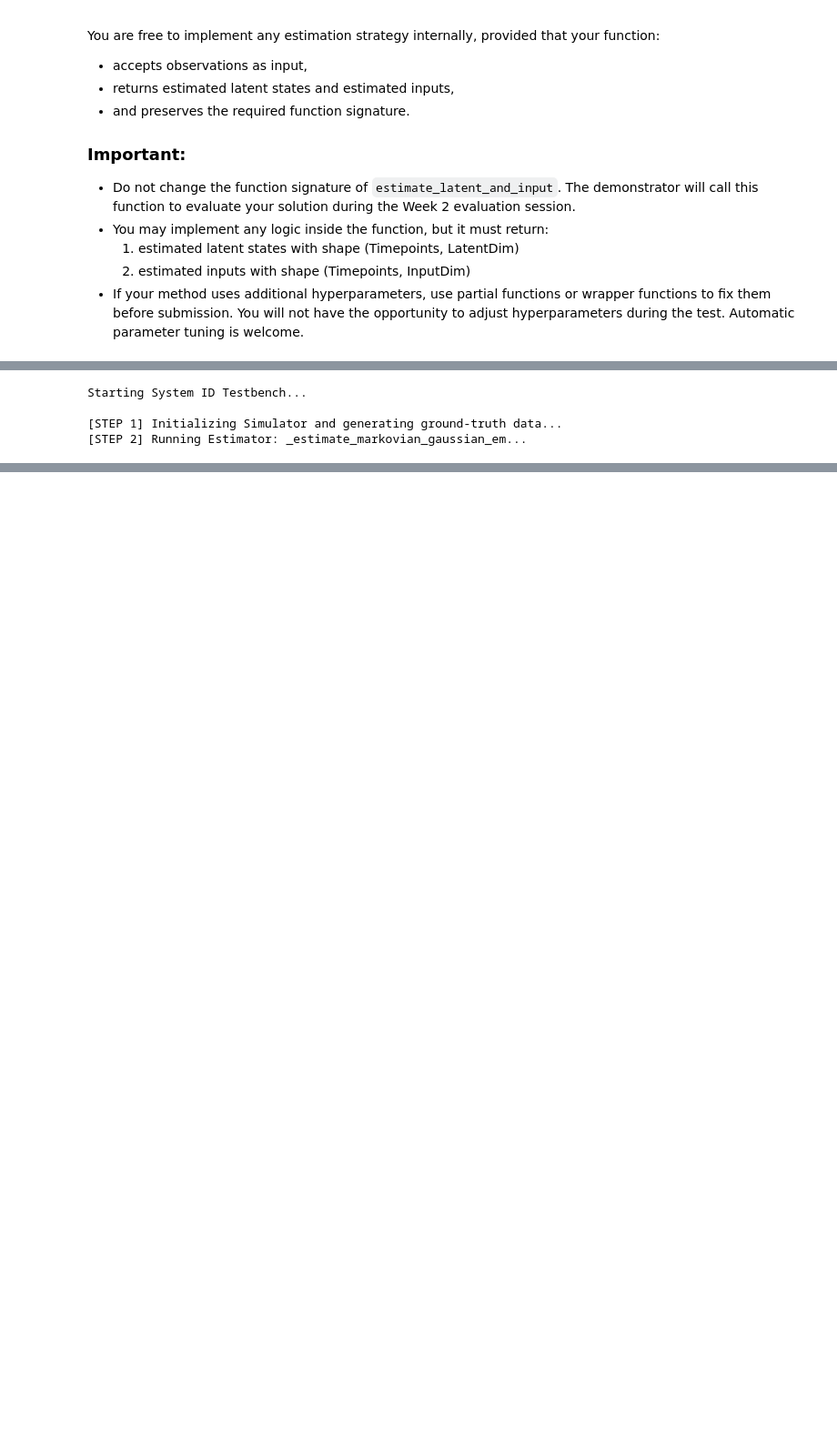
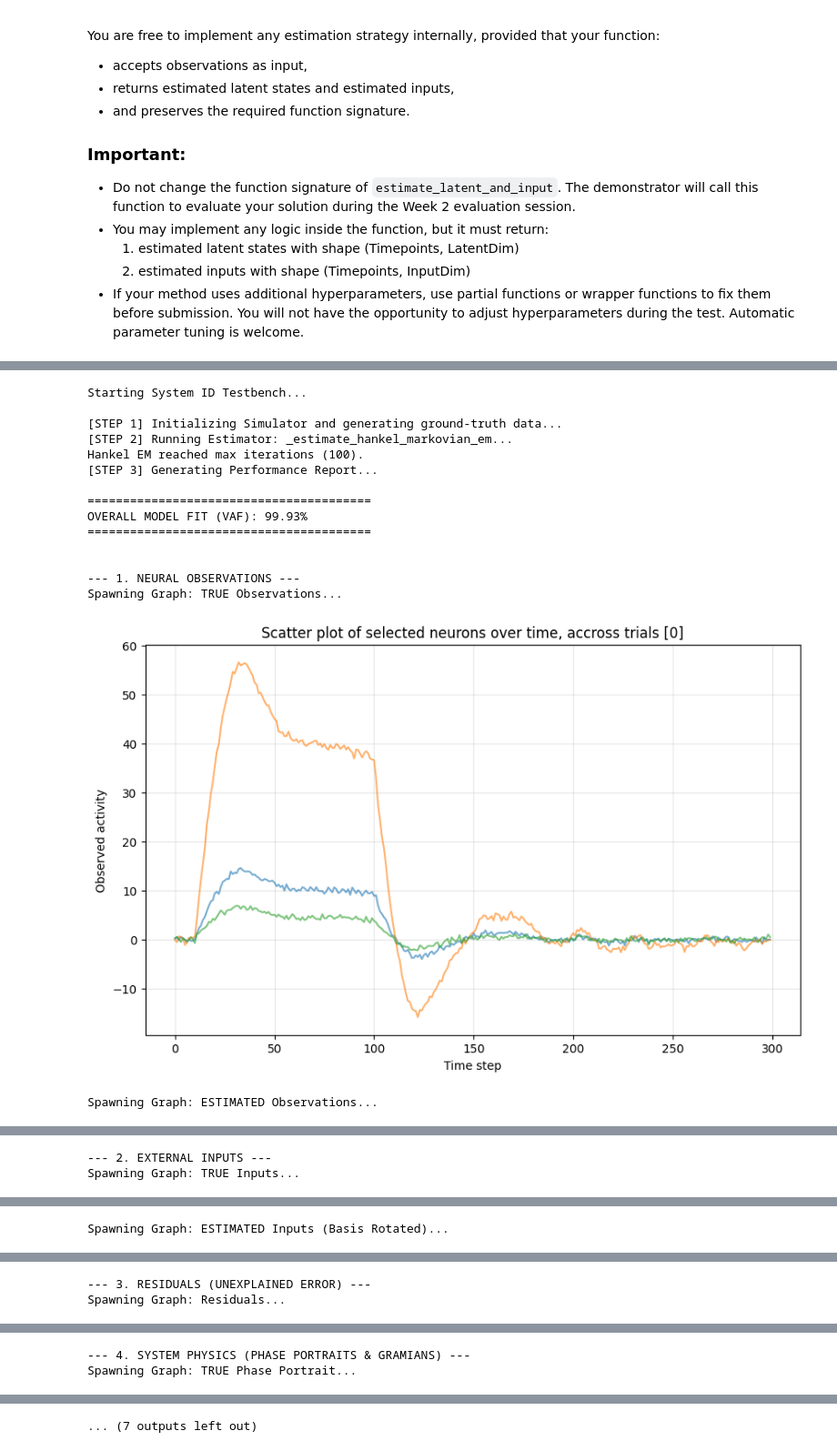
Before and after one commit to Hassan-Himaz/GG4, a Jupyter notebook: week2.ipynb, the cells around one changed output, grey strips where cells are left out. Shown at 91% size. Drawn from its saved outputs; the diff is of its cells as text; code cells hidden in the pictures; blank space fills up the shorter version.

```diff
--- a/week2.ipynb
+++ b/week2.ipynb
@@ -624,6 +625,9 @@ def run_system_id_testbench(
     est_sim = Simulator([est_lds.A, est_lds.B, est_lds.C, est_lds.Q, est_lds.R])
     est_sim.plot_phase_portrait()
 
+    print("Spawning Graph: Real Gramian Directions...")
+    true_sim.plot_gramian_directions()
+
     print("Spawning Graph: ESTIMATED Gramian Directions...")
     est_sim.plot_gramian_directions()
 
@@ -639,7 +643,7 @@ from Controllers import Controllers
 # 1. Define the True Physics (Ground Truth)
 # We need a stable A matrix (eigenvalues < 1) so it doesn't explode to infinity.
 true_A = np.array([
-    [1,  0.5],
+    [1,  0.1],
     [-0.10, 0.90]
 ])
 
@@ -651,10 +655,10 @@ true_B = np.array([
 
 # C maps our 2D latent space into 4 observed neurons
 true_C = np.array([
-    [ 1.0,  4.0],  # Neuron 0 watches State 0
-    [ 4.0,  1.0],  # Neuron 1 watches State 1
-    [ 0.5,  0.5],  # Neuron 2 watches a mix
-    [-0.5,  0.5]   # Neuron 3 watches the difference
+    [ 1.0,  0],  # Neuron 0 watches State 0
+    [ 4.0,  0.05],  # Neuron 1 watches State 1
+    [ 0.5,  0.05],  # Neuron 2 watches a mix
+    [-0.5,  0.05]   # Neuron 3 watches the difference
 ])
 
 # Process noise (Q) and Observation noise (R)
@@ -670,31 +674,43 @@ true_system = LDSParams(
     A=true_A, B=true_B, C=true_C, Q=true_Q, R=true_R,
     mu_0=true_mu_0, P_0=true_P_0
 )
 
 # 2. Define the Control Input
 # A simple low-frequency sine wave driving the system
 def sinusoidal_input(time, mock_data):
     # Returns a 1D array matching InputDim
     return np.array([np.sin(time / 10.0)])
 controller_factory = Controllers()
 controller = controller_factory.make_pulse(10,100,1,1)
 # 3. Run the Testbench!
 if __name__ == "__main__":
     print("Starting System ID Testbench...")
 
     # We tell the estimator to look for a 2D state and 1D input,
     # matching the ground truth we built above.
     estimated_latents, estimated_inputs, estimated_lds = run_system_id_testbench(
         true_lds=true_system,
         control_function=controller,
         latent_dim=2,
         input_dim=1,
         time_steps=300,
         prior_lambda=15.0 , # Adjust this to see how it affects the input smoothness!
         estimator_func= _estimate_hankel_markovian_em
     )
 # %% [output]
 Starting System ID Testbench...
 
 [STEP 1] Initializing Simulator and generating ground-truth data...
-[STEP 2] Running Estimator: _estimate_markovian_gaussian_em...
+[STEP 2] Running Estimator: _estimate_hankel_markovian_em...
+Hankel EM reached max iterations (100).
+[STEP 3] Generating Performance Report...
+
+========================================
+OVERALL MODEL FIT (VAF): 99.93%
+========================================
+
+
+--- 1. NEURAL OBSERVATIONS ---
+Spawning Graph: TRUE Observations...
+[figure, added]
+Spawning Graph: ESTIMATED Observations...
@@ -700,0 +718,2 @@ Starting System ID Testbench...
+--- 2. EXTERNAL INPUTS ---
+Spawning Graph: TRUE Inputs...
@@ -700,0 +721 @@ Starting System ID Testbench...
+Spawning Graph: ESTIMATED Inputs (Basis Rotated)...
@@ -700,0 +723,2 @@ Starting System ID Testbench...
+--- 3. RESIDUALS (UNEXPLAINED ERROR) ---
+Spawning Graph: Residuals...
@@ -700,0 +726,2 @@ Starting System ID Testbench...
+--- 4. SYSTEM PHYSICS (PHASE PORTRAITS & GRAMIANS) ---
+Spawning Graph: TRUE Phase Portrait...
@@ -700,0 +729 @@ Starting System ID Testbench...
+... (7 outputs left out)
```
Also changed, not shown: parts of 4 cells of this notebook, 4 other files.
